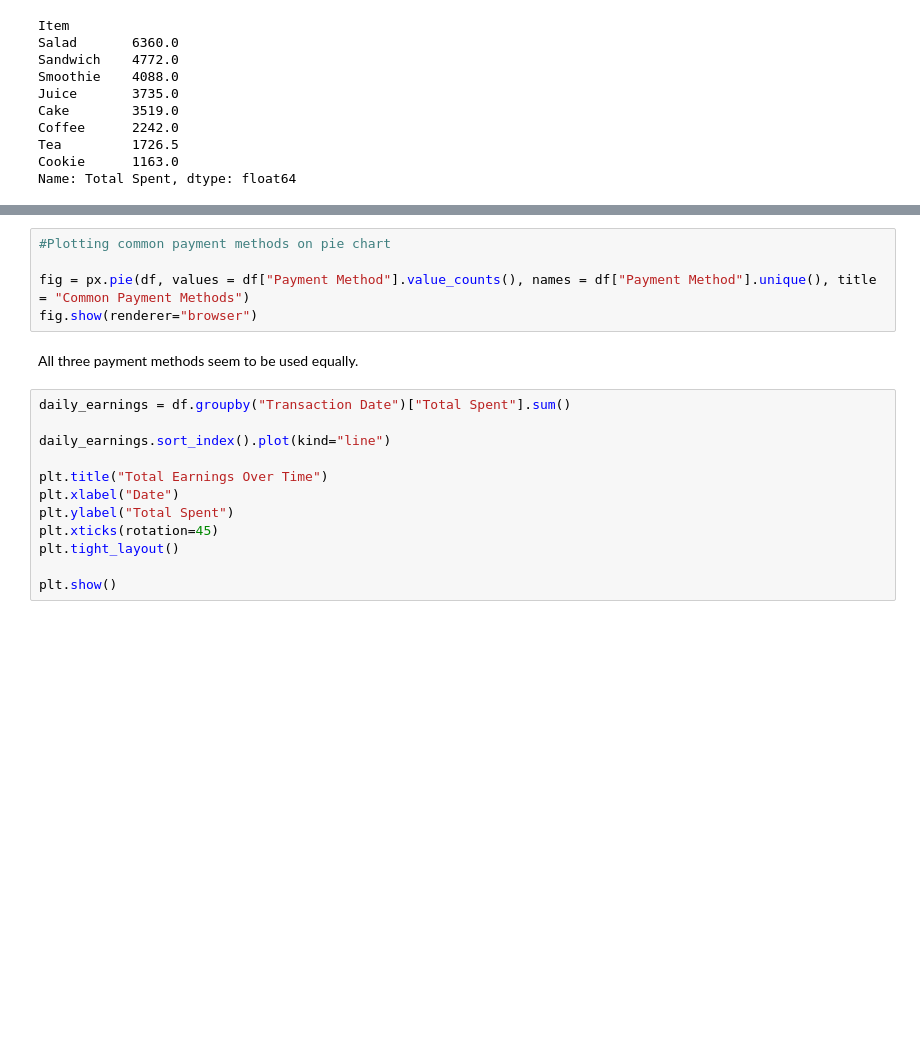
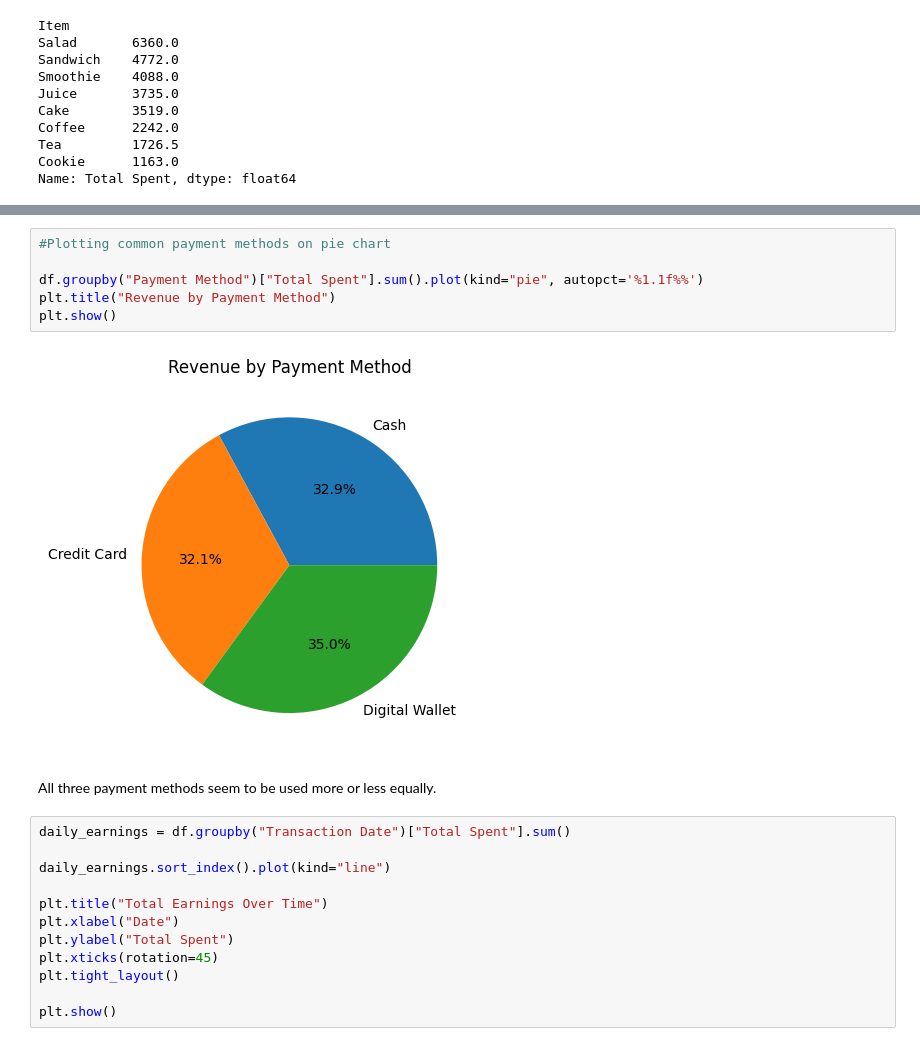
Before and after one commit to v-llnetv-ca/sales-dashboard, a Jupyter notebook: eda.ipynb, the cells around one changed output, grey strips where cells are left out. Cells and saved outputs as stored; diff of their text form; blank space fills up the shorter version.

```diff
--- a/eda.ipynb
+++ b/eda.ipynb
@@ -50,10 +56,13 @@ Salad is the most item generating most revenue.
 # %%
 #Plotting common payment methods on pie chart
 
-fig = px.pie(df, values = df["Payment Method"].value_counts(), names = df["Payment Method"].unique(), title = "Common Payment Methods")
-fig.show(renderer="browser")
+df.groupby("Payment Method")["Total Spent"].sum().plot(kind="pie", autopct='%1.1f%%')
+plt.title("Revenue by Payment Method")
+plt.show()
+# %% [output]
+[figure, added]
 # %% [markdown]
-All three payment methods seem to be used equally.
+All three payment methods seem to be used more or less equally.
 # %%
 daily_earnings = df.groupby("Transaction Date")["Total Spent"].sum()
 
```
Also changed, not shown: parts of 8 cells of this notebook, 1 other file.
